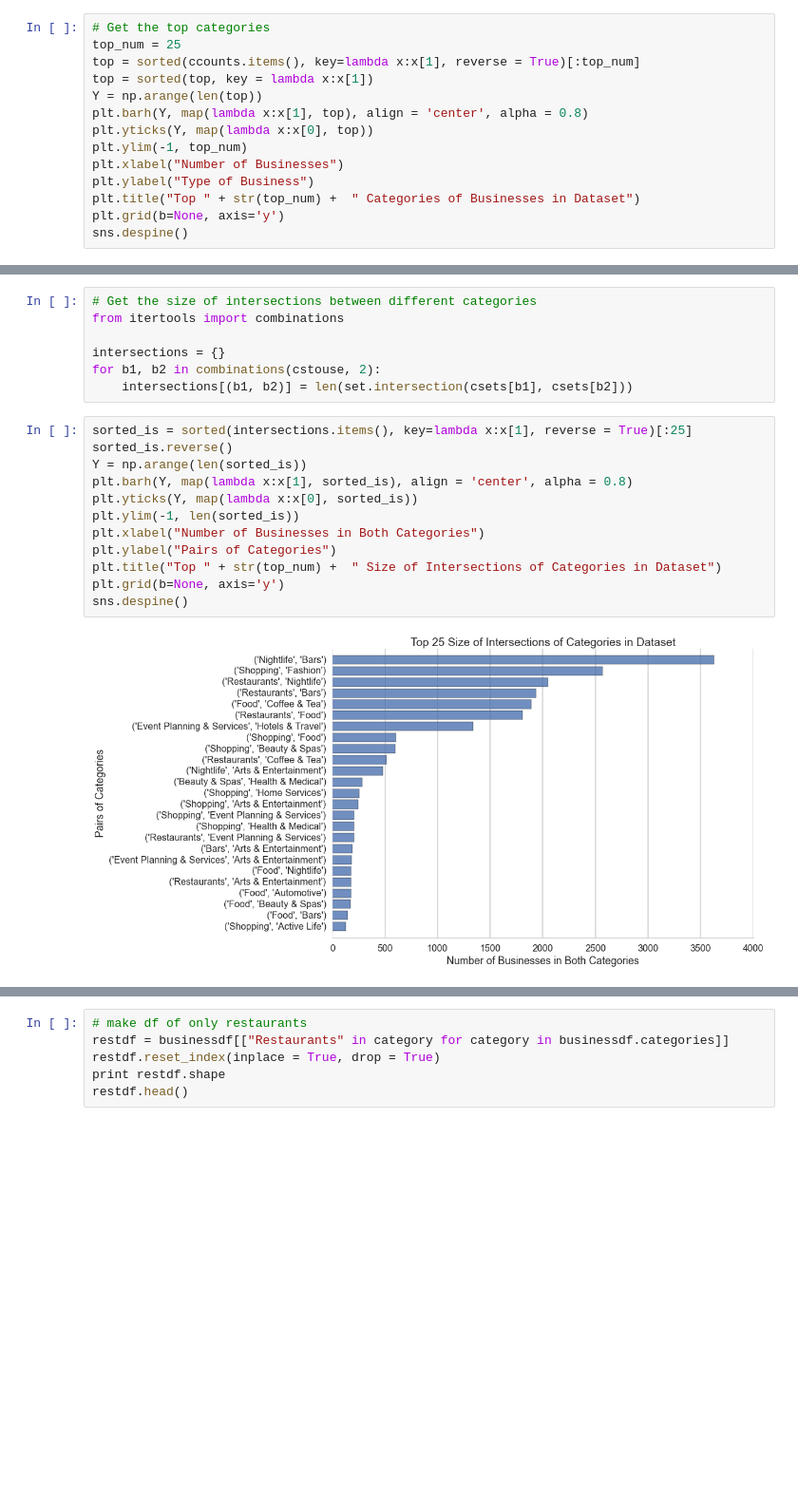
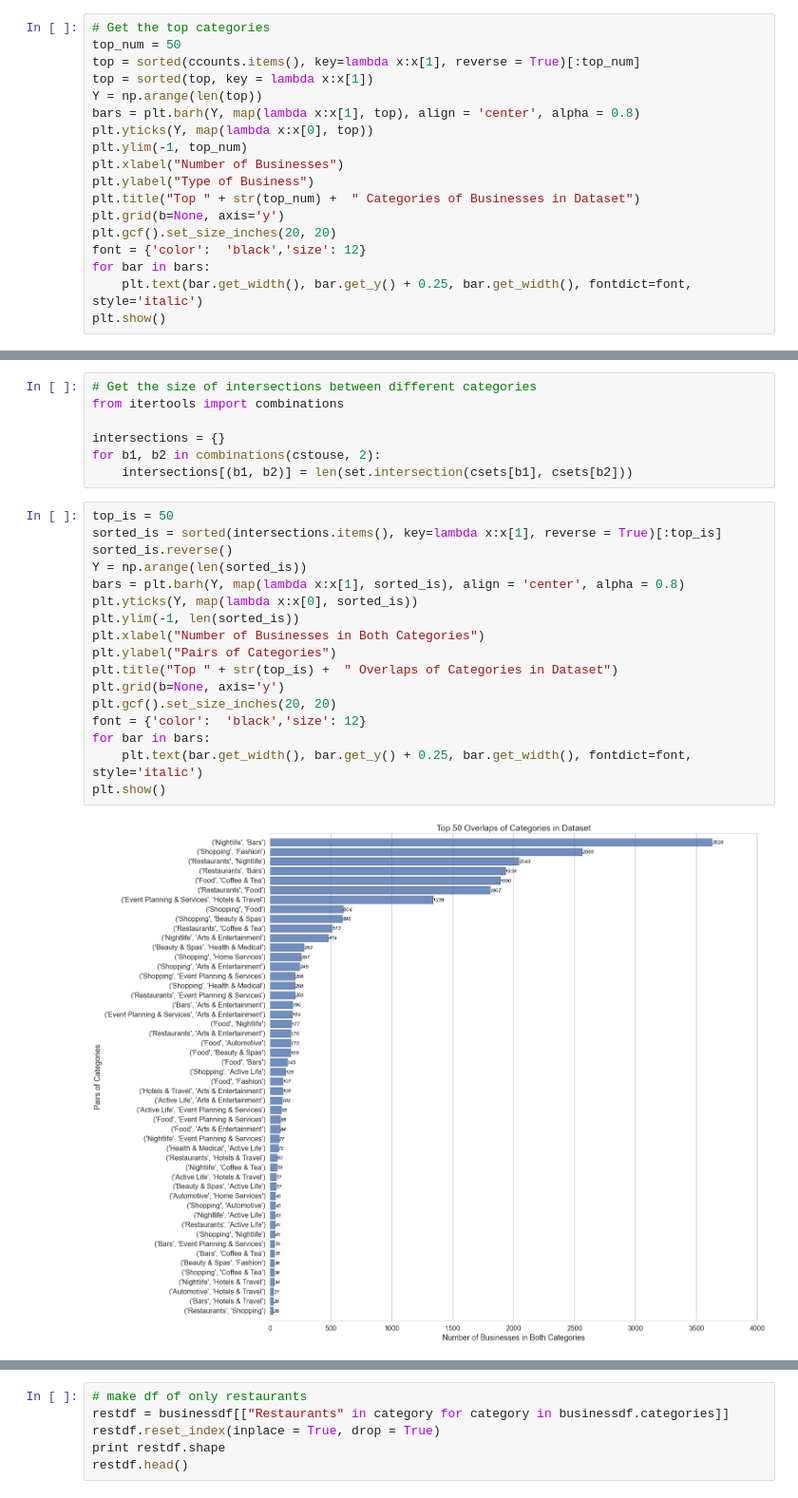
Before and after one commit to gcmerz/yelp_dataset_challenge, a Jupyter notebook: NearestRestaurants.ipynb, the cells around one changed output, grey strips where cells are left out. Shown at 95% size. Saved outputs shown, nothing was run; the diff lists cells and outputs as text; blank space fills up the shorter version.

```diff
--- a/NearestRestaurants.ipynb
+++ b/NearestRestaurants.ipynb
@@ -51,16 +75,20 @@ for i, clist in businessdf.categories.iterkv():
             csets[c].update([i])
 # %%
 # Get the top categories
-top_num = 25
+top_num = 50
 top = sorted(ccounts.items(), key=lambda x:x[1], reverse = True)[:top_num]
 top = sorted(top, key = lambda x:x[1])
 Y = np.arange(len(top))
-plt.barh(Y, map(lambda x:x[1], top), align = 'center', alpha = 0.8)
+bars = plt.barh(Y, map(lambda x:x[1], top), align = 'center', alpha = 0.8)
 plt.yticks(Y, map(lambda x:x[0], top))
 plt.ylim(-1, top_num)
 plt.xlabel("Number of Businesses")
 plt.ylabel("Type of Business")
 plt.title("Top " + str(top_num) +  " Categories of Businesses in Dataset")
 plt.grid(b=None, axis='y')
-sns.despine()
+plt.gcf().set_size_inches(20, 20)
+font = {'color':  'black','size': 12}
+for bar in bars:
+    plt.text(bar.get_width(), bar.get_y() + 0.25, bar.get_width(), fontdict=font, style='italic')
+plt.show()
 # %% [output]
@@ -90,19 +118,24 @@ intersections = {}
 for b1, b2 in combinations(cstouse, 2):
     intersections[(b1, b2)] = len(set.intersection(csets[b1], csets[b2]))
 # %%
-sorted_is = sorted(intersections.items(), key=lambda x:x[1], reverse = True)[:25]
+top_is = 50
+sorted_is = sorted(intersections.items(), key=lambda x:x[1], reverse = True)[:top_is]
 sorted_is.reverse()
 Y = np.arange(len(sorted_is))
-plt.barh(Y, map(lambda x:x[1], sorted_is), align = 'center', alpha = 0.8)
+bars = plt.barh(Y, map(lambda x:x[1], sorted_is), align = 'center', alpha = 0.8)
 plt.yticks(Y, map(lambda x:x[0], sorted_is))
 plt.ylim(-1, len(sorted_is))
 plt.xlabel("Number of Businesses in Both Categories")
 plt.ylabel("Pairs of Categories")
-plt.title("Top " + str(top_num) +  " Size of Intersections of Categories in Dataset")
+plt.title("Top " + str(top_is) +  " Overlaps of Categories in Dataset")
 plt.grid(b=None, axis='y')
-sns.despine()
+plt.gcf().set_size_inches(20, 20)
+font = {'color':  'black','size': 12}
+for bar in bars:
+    plt.text(bar.get_width(), bar.get_y() + 0.25, bar.get_width(), fontdict=font, style='italic')
+plt.show()
 # %% [output]
-[figure, old version]
+[figure, new version]
 # %%
 fig, axes = plt.subplots(nrows = 5, ncols=3, figsize=(20,20))
 top15=sorted_is[-15:]
```
Also changed, not shown: parts of 5 cells of this notebook.
